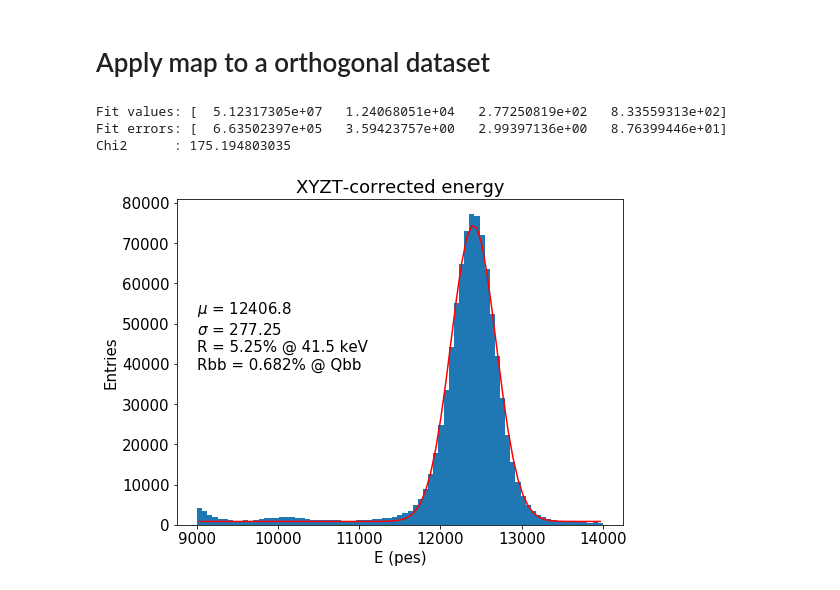
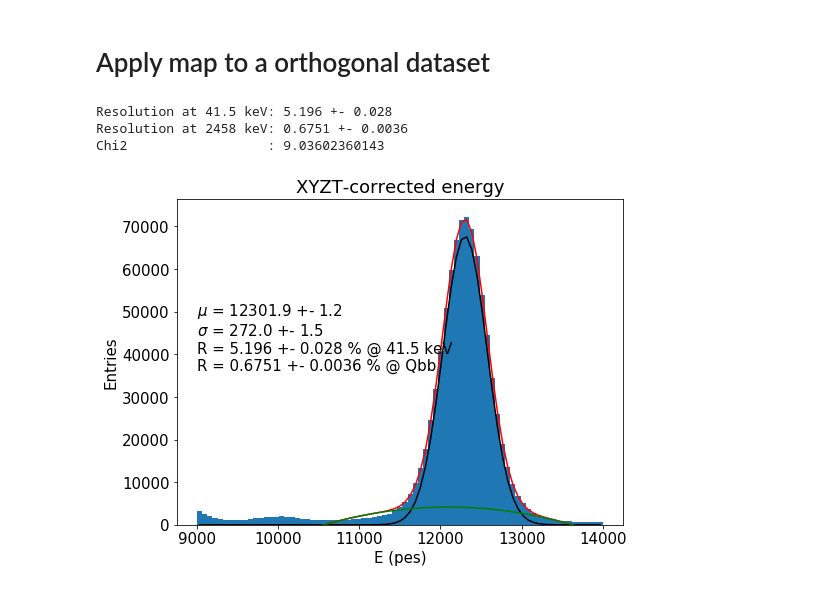
Before and after one commit to gonzaponte/ICARO, a Jupyter notebook: icaro/KrMay/Run4446.ipynb, the cells around one changed output. Saved outputs shown, nothing was run; the diff lists cells and outputs as text; code cells hidden in the pictures.

```diff
--- a/icaro/KrMay/Run4446.ipynb
+++ b/icaro/KrMay/Run4446.ipynb
@@ -417,7 +385,7 @@ hist(fid.S2e, 50, range=Erange_raw)
 labels("S2 energy (pes)", "Entries", "Fidualized energy spectrum")
 save("Raw_energy_fiducial")
 
-low_cut   = 11000 * np.exp(-0.0011*fid.Z.values)
+low_cut   = 11000 * np.exp(-0.0010*fid.Z.values)
 high_cut  = 14000 * np.exp(-0.0008*fid.Z.values)
 sel       = coref.in_range(fid.S2e.values, low_cut, high_cut) # remove low and high E background
 
@@ -885,5 +916,3 @@ Reference energy = 12315.273505213094 pes
-# %%
-XYcorr = dstf.load_xy_corrections("/Users/Gonzalo/github/ICARO/icaro/KrMay/run4446_corrections_4.0mm.h5")
 # %% [markdown]
 # Correction maps
 # %%
@@ -1242,12 +1347,22 @@ for i in range(nbins):
     upp   = ndata * bin_size*2, Emax_fit , Emax_fit  * 0.03
 
     f = fitf.fit(fun, x, y, seed, fit_range=Erange_fit, bounds=(low, upp))
+
+    assert not np.any(np.isclose(f.values, seed))
+    assert not np.any(np.isclose(f.values, low ))
+    assert not np.any(np.isclose(f.values, upp ))
+
+    reso             = resolution(f.values, f.errors, 41.5)
+    R  [i], u_R  [i] = reso[0]
+    Rbb[i], u_Rbb[i] = reso[1]
+
+    print("Resolution for Z in [{}, {}) at 41.5 keV:".format(*Zbins[i:i+2]), measurement_string(*reso[0]))
+    print("Resolution for Z in [{}, {}) at 2458 keV:".format(*Zbins[i:i+2]), measurement_string(*reso[1]))
+    print("Chi2                                    :"                      , f.chi2)
+
     plt.plot(x, f.fn(x), fitOpt)
     labels("E (pes)", "Entries", "{:.0f} - {:.0f} mm".format(*Zbins[i:i+2]))
 
-    reso = resolution(f.values, f.errors, E_from=41.5)
-    R  [i], u_R  [i] = reso[0]
-    Rbb[i], u_Rbb[i] = reso[1]
 plt.tight_layout()
 save("EcorrZXYT_Zslices")
 # %% [output]
@@ -1276,35 +1405,41 @@ Resolutions [ 0.50318638  0.51510092  0.53521274  0.55163785  0.57294673  0.6068
 # %%
 if split_sample:
     test_T     = (test_data.time.values - np.min(full_data.time.values))/60
-    correction = Zcorr(test_data.Z.values, test_data.R.values) if LT_radial else\
-                 Zcorr(test_data.Z.values)
-    Etest_corr = test_data.S2e.values * correction.value\
+    Etest_corr = test_data.S2e.values * Zcorr (test_data.Z.values).value\
                                       * XYcorr(test_data.X.values,
                                                test_data.Y.values).value\
                                       * Tcorr(test_T).value
 
     bins     = np.linspace(*Erange_xycorr, 80)
     bin_size = np.diff(bins)[0]
     y, x, _  = hist(Etest_corr, bins, new_figure=False)
 
-    fun   = lambda x, *args: fitf.gauss(x, *args[:3]) + args[3]
+    fun   = lambda x, *args: fitf.gauss(x, *args[:3]) + fitf.polynom(x, *args[3:])
     ndata = Etest_corr.size
-    seed  = ndata * bin_size  , Emean_fit, Emean_fit * 0.02, 1e2
-    low   = ndata * bin_size/2, Emin_fit , Emin_fit  * 0.01, 0e2
-    upp   = ndata * bin_size*2, Emax_fit , Emax_fit  * 0.03, 1e4
+    seed  = ndata * bin_size  , Emean_fit, Emean_fit * 0.02, -1e5, 1e+1, -1e-3
+    low   = ndata * bin_size/2, Emin_fit , Emin_fit  * 0.01, -1e7,    0, -1e-1
+    upp   = ndata * bin_size*2, Emax_fit , Emax_fit  * 0.03,    0, 1e+3,     0
 
     f    = fitf.fit(fun, x, y, seed, fit_range=Erange_fit, bounds=(low, upp), sigma=poisson_sigma(y))
-    print("Fit values:", f.values)
-    print("Fit errors:", f.errors)
-    print("Chi2      :", f.chi2)
+
+    assert not np.any(np.isclose(f.values, seed))
+    assert not np.any(np.isclose(f.values, low ))
+    assert not np.any(np.isclose(f.values, upp ))
+
+    print("Resolution at 41.5 keV:", measurement_string(*resolution(f.values, f.errors, 41.5)[0]))
+    print("Resolution at 2458 keV:", measurement_string(*resolution(f.values, f.errors, 41.5)[1]))
+    print("Chi2                  :", f.chi2)
 
     plt.plot(x, f.fn(x), fitOpt)
-    plt.text(Erange_xycorr[0], max(y)/2, gausstext(f.values, 41.5))
+    plt.plot(x, fitf.gauss  (x, *f.values[ :3]), "k-")
+    plt.plot(x, fitf.polynom(x, *f.values[3: ]), "g-")
+    plt.text(Erange_xycorr[0], max(y)/2, gausstext(f.values, f.errors, 41.5))
 
+    plt.ylim(0)
     labels("E (pes)", "Entries", "XYZT-corrected energy")
     save("Etest")
 # %% [output]
-Fit values: [  5.12317305e+07   1.24068051e+04   2.77250819e+02   8.33559313e+02]
-Fit errors: [  6.63502397e+05   3.59423757e+00   2.99397136e+00   8.76399446e+01]
-Chi2      : 175.194803035
+Resolution at 41.5 keV: 5.196 +- 0.028
+Resolution at 2458 keV: 0.6751 +- 0.0036
+Chi2                  : 9.03602360143
-[figure, old version]
+[figure, new version]
```
Also changed, not shown: parts of 33 cells of this notebook, 8 other files.
